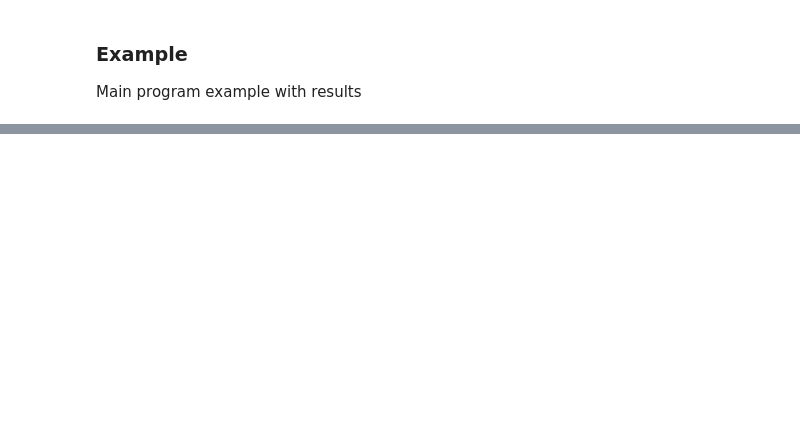
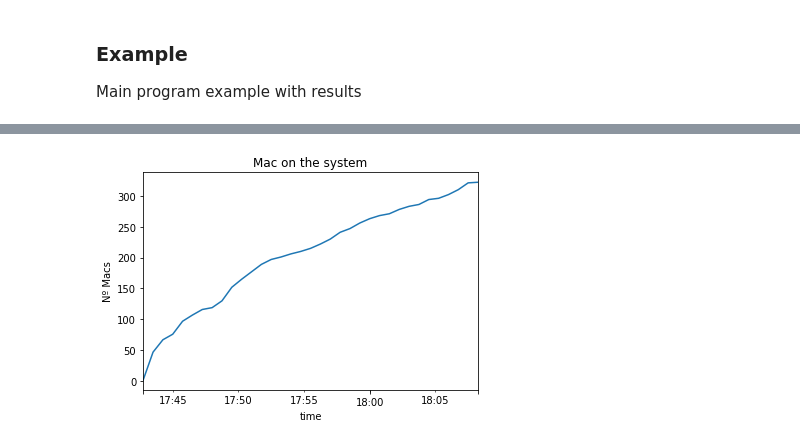
Before and after one commit to jacoboqc/CountingPeople, a Jupyter notebook: stats/stats.ipynb, the cells around one changed output, grey strips where cells are left out. Saved outputs shown, nothing was run; the diff lists cells and outputs as text; code cells hidden in the pictures; blank space fills up the shorter version.

```diff
--- a/stats/stats.ipynb
+++ b/stats/stats.ipynb
@@ -153,0 +268,4 @@ mac_occurs(df, True)
+# %%
+mac_system(df, True)
+# %% [output]
+[figure, added]
```
Also changed, not shown: parts of 19 cells of this notebook, 10 other files.
